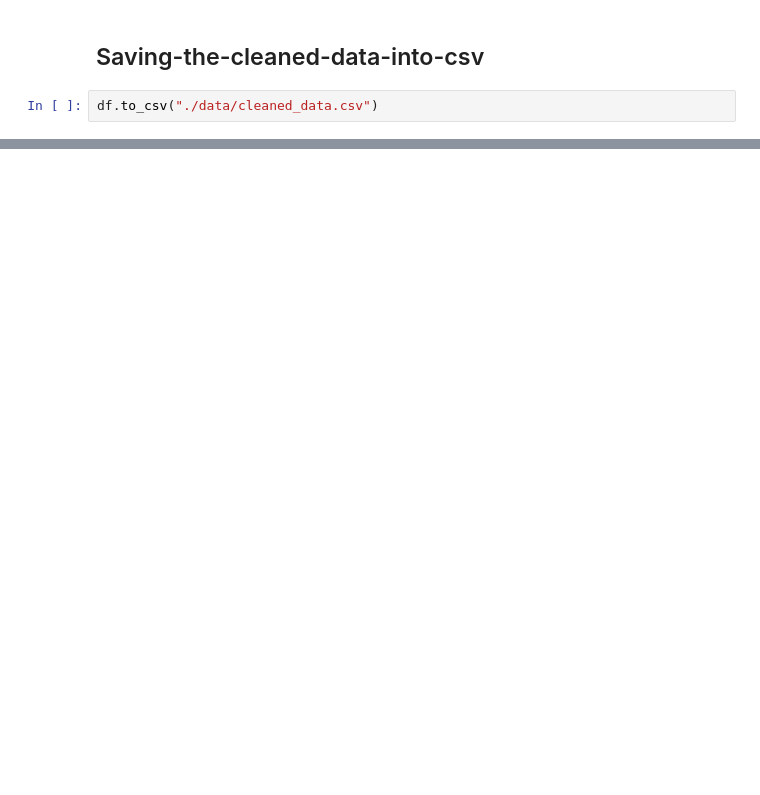
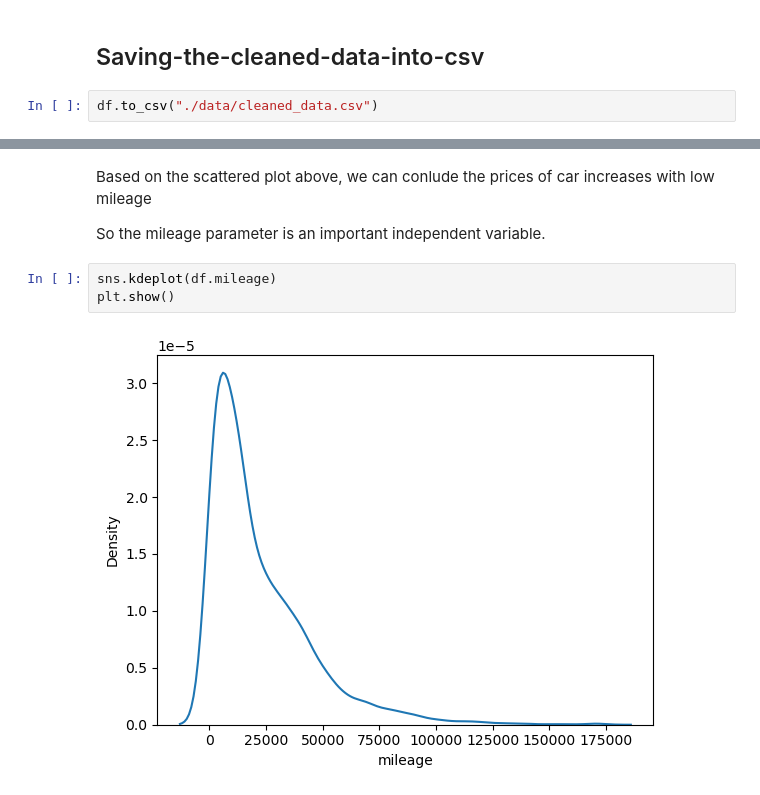
Before and after one commit to Shedinho20/Project01, a Jupyter notebook: Project01.ipynb, the cells around one changed output, grey strips where cells are left out. Saved outputs shown, nothing was run; the diff lists cells and outputs as text; blank space fills up the shorter version.

```diff
--- a/Project01.ipynb
+++ b/Project01.ipynb
@@ -304,0 +340,9 @@ df.to_csv("./data/cleaned_data.csv")
+# %% [markdown]
+Based on the scattered plot above, we can conlude the prices of car increases with low mileage
+
+So the mileage parameter is an important independent variable.
+# %%
+sns.kdeplot(df.mileage)
+plt.show()
+# %% [output]
+[figure, added]
```
Also changed, not shown: parts of 27 cells of this notebook, 2 other files.
